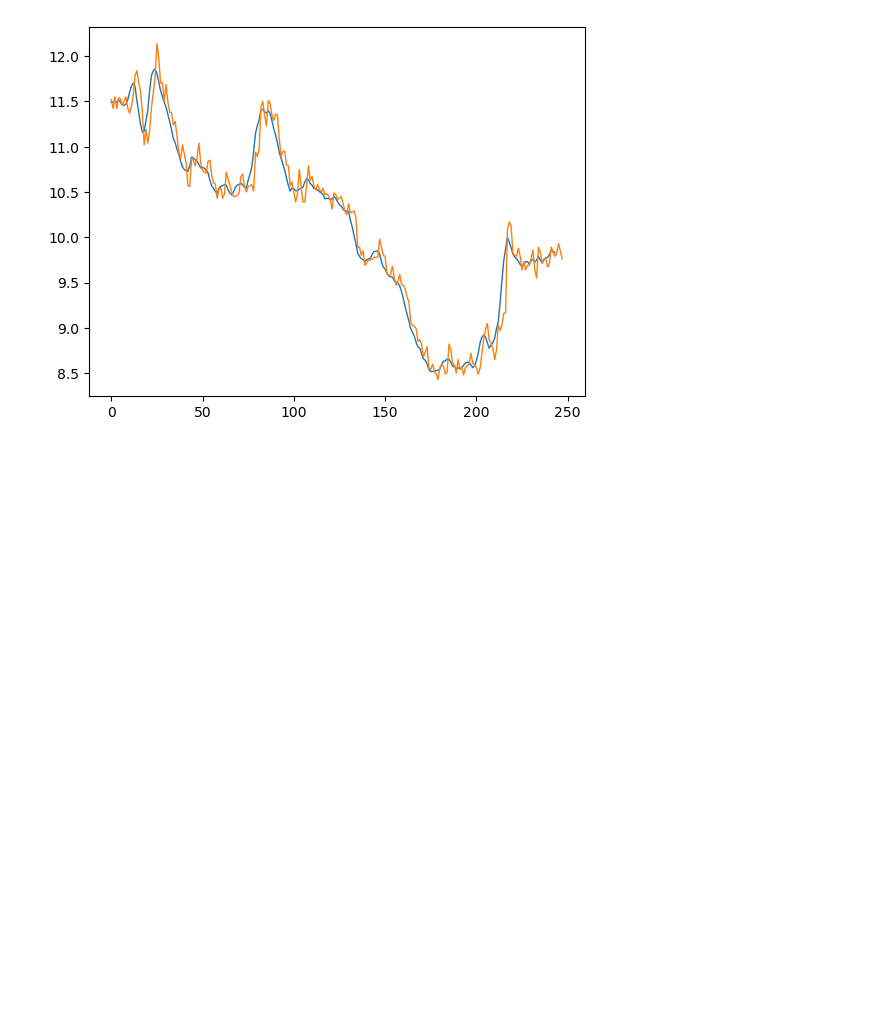
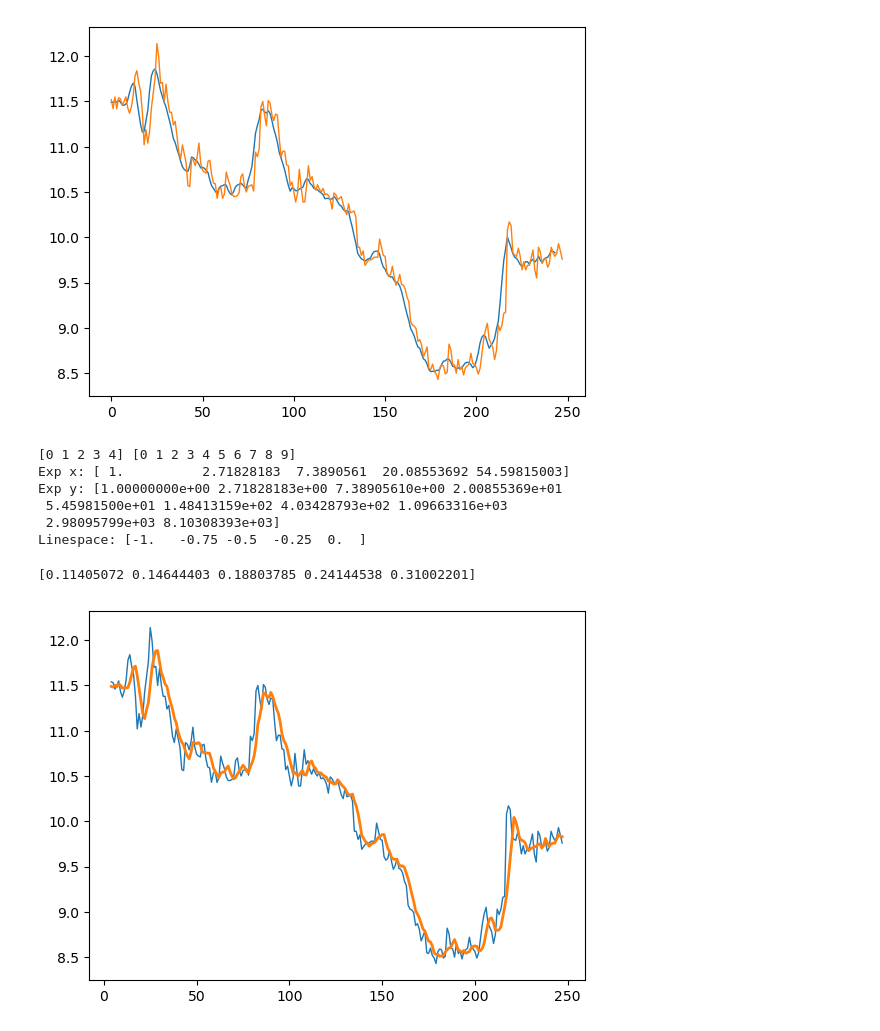
Before and after one commit to jikefan/QuantTradingStudy, a Jupyter notebook: ch02/ch02.ipynb, the cells around one changed output. Saved outputs shown, nothing was run; the diff lists cells and outputs as text; code cells hidden in the pictures; blank space fills up the shorter version.

```diff
--- a/ch02/ch02.ipynb
+++ b/ch02/ch02.ipynb
@@ -110,3 +109,44 @@ plt.plot(df['close'], linewidth=1)
 plt.show()
 # %% [output]
 [figure]
+# %%
+# 计算数组每个元素的指数自然数e的指数幂
+x = np.arange(5)
+y = np.arange(10)
+
+print(x, y)
+
+print(f"Exp x: {np.exp(x)}")
+print(f"Exp y: {np.exp(y)}")
+
+# 返回指定间隔内均匀分布的数字。
+print(f"Linespace: {np.linspace(-1, 0, 5)}")
+# %% [output]
+[0 1 2 3 4] [0 1 2 3 4 5 6 7 8 9]
+Exp x: [ 1.          2.71828183  7.3890561  20.08553692 54.59815003]
+Exp y: [1.00000000e+00 2.71828183e+00 7.38905610e+00 2.00855369e+01
+ 5.45981500e+01 1.48413159e+02 4.03428793e+02 1.09663316e+03
+ 2.98095799e+03 8.10308393e+03]
+Linespace: [-1.   -0.75 -0.5  -0.25  0.  ]
+# %%
+# 计算指数移动均线
+def testEMA():
+    N = 5
+    end_prices = df['close']
+    weights = np.exp(np.linspace(-1, 0, N))
+    weights /= weights.sum()
+    print(weights)
+
+    ema = np.convolve(weights, end_prices, mode="valid")
+    # print(ema)
+
+    t = np.arange(N-1, len(end_prices)) # N-1, ..., len(end_prices)
+
+    plt.plot(t, end_prices[N-1:], lw=1.0)
+    plt.plot(t, ema, lw=2.0)
+    plt.show()
+
+testEMA()
+# %% [output]
+[0.11405072 0.14644403 0.18803785 0.24144538 0.31002201]
+[figure, added]
```
Also changed, not shown: parts of 2 cells of this notebook, 1 other file.
